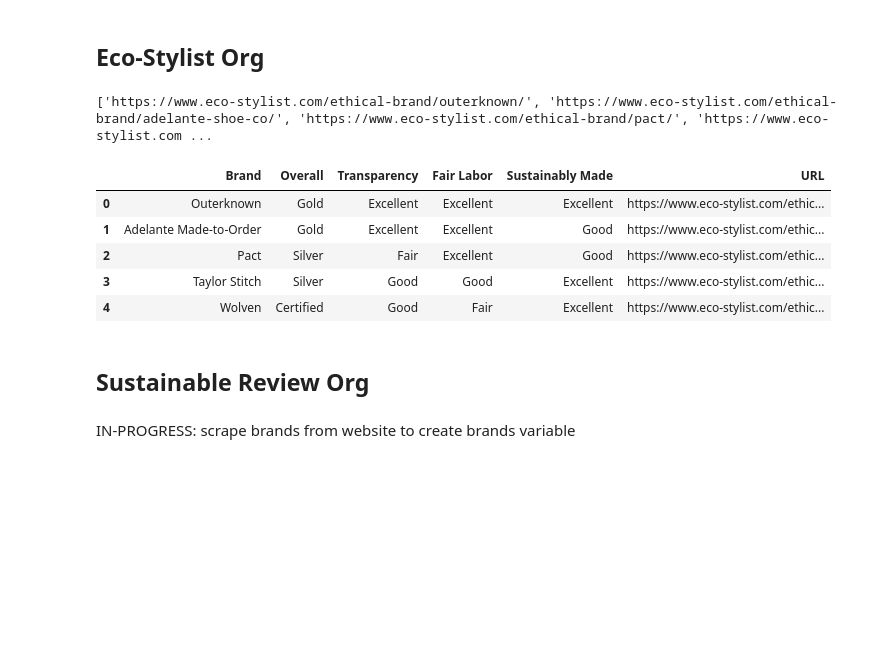
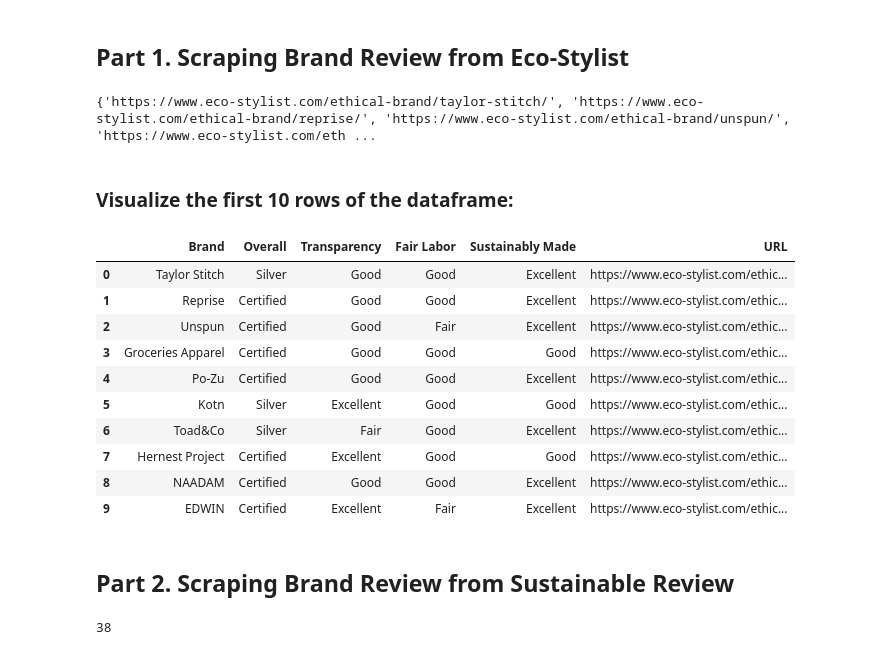
Before and after one commit to meganjchiang/fashionfootprint, a Jupyter notebook: code/alternative_ratings.ipynb, the cells around one changed output. Cells and saved outputs as stored; diff of their text form; code cells hidden in the pictures; blank space fills up the shorter version.

```diff
--- a/code/alternative_ratings.ipynb
+++ b/code/alternative_ratings.ipynb
@@ -7,24 +13,28 @@ from bs4 import BeautifulSoup
 import pandas as pd
 import re
 import csv
+# %%
+# create session
+session = requests.Session()
+# retry three times in case of exception
+retry = Retry(connect=3, backoff_factor=0.5)
+# apply delays between attempts
+adapter = HTTPAdapter(max_retries=retry)
+session.mount('https://', adapter)
 # %% [markdown]
-## Eco-Stylist Org
+## Part 1. Scraping Brand Review from Eco-Stylist
 # %%
 # scrape urls to brand reviews
-sustainable_brands = requests.get("https://www.eco-stylist.com/sustainable-brands/")
-content = BeautifulSoup(sustainable_brands.text, 'html.parser')
-brand_info = content.find_all('h2', class_="tb-heading has-text-color")
-
-brand_urls = []
-for brand in brand_info:
-    potential_urls = str(brand).split('"')
-    url = [url for url in potential_urls if "https://www.eco-stylist.com/ethical-brand/" in url][0]
-
-    brand_urls.append(url)
+eco_stylist_brands = session.get("https://www.eco-stylist.com/sustainable-brands/")
+content = BeautifulSoup(eco_stylist_brands.text, 'html.parser')
+# all links
+page_links = content.find_all("a")
+# links to brand reviews
+brand_urls = set(link.get('href') for link in page_links if ("https://www.eco-stylist.com/ethical-brand/" in link.get('href')) and (link.get('href') != "https://www.eco-stylist.com/ethical-brand/"))
 
 print(brand_urls)
 # %% [output]
-['https://www.eco-stylist.com/ethical-brand/outerknown/', 'https://www.eco-stylist.com/ethical-brand/adelante-shoe-co/', 'https://www.eco-stylist.com/ethical-brand/pact/', 'https://www.eco-stylist.com ...
+{'https://www.eco-stylist.com/ethical-brand/taylor-stitch/', 'https://www.eco-stylist.com/ethical-brand/reprise/', 'https://www.eco-stylist.com/ethical-brand/unspun/', 'https://www.eco-stylist.com/eth ...
 # %%
 # create dataframe
 eco_stylist_df = pd.DataFrame(columns=['Brand', 'Overall', 'Transparency', 'Fair Labor', 'Sustainably Made', 'URL'])
@@ -32,10 +42,9 @@ eco_stylist_df = pd.DataFrame(columns=['Brand', 'Overall', 'Transparency', 'Fair
 # scrape for brand data
 for url in brand_urls:
     # search for brand review
-    review = requests.get(url)
+    review = session.get(url)
 
-    # if brand review exists
-    if review.status_code == 200:
+    try:
         # content
         content = BeautifulSoup(review.text, 'html.parser')
 
@@ -54,22 +63,26 @@ for url in brand_urls:
         # update dataframe
         eco_stylist_df.loc[len(eco_stylist_df.index)] = [brand, overall, transparency, fair_labor, sustainably_made, url]
 
-    else:
-        # update dataframe
-        eco_stylist_df.loc[len(eco_stylist_df.index)] = [brand, "N/A", "N/A", "N/A", "N/A", url]
+    except:
+        print(url + " Failed to Load")
+# %% [markdown]
+### Visualize the first 10 rows of the dataframe:
 # %%
-eco_stylist_df.head(5)
+eco_stylist_df.head(10)
 # %% [output]
 |  | Brand | Overall | Transparency | Fair Labor | Sustainably Made | URL |
-| 0 | Outerknown | Gold | Excellent | Excellent | Excellent | https://www.eco-stylist.com/ethic... |
-| 1 | Adelante Made-to-Order | Gold | Excellent | Excellent | Good | https://www.eco-stylist.com/ethic... |
-| 2 | Pact | Silver | Fair | Excellent | Good | https://www.eco-stylist.com/ethic... |
-| 3 | Taylor Stitch | Silver | Good | Good | Excellent | https://www.eco-stylist.com/ethic... |
-| 4 | Wolven | Certified | Good | Fair | Excellent | https://www.eco-stylist.com/ethic... |
+| 0 | Taylor Stitch | Silver | Good | Good | Excellent | https://www.eco-stylist.com/ethic... |
+| 1 | Reprise | Certified | Good | Good | Excellent | https://www.eco-stylist.com/ethic... |
+| 2 | Unspun | Certified | Good | Fair | Excellent | https://www.eco-stylist.com/ethic... |
+| 3 | Groceries Apparel | Certified | Good | Good | Good | https://www.eco-stylist.com/ethic... |
+| 4 | Po-Zu | Certified | Good | Good | Excellent | https://www.eco-stylist.com/ethic... |
+| 5 | Kotn | Silver | Excellent | Good | Good | https://www.eco-stylist.com/ethic... |
+| 6 | Toad&Co | Silver | Fair | Good | Excellent | https://www.eco-stylist.com/ethic... |
+| 7 | Hernest Project | Certified | Excellent | Good | Good | https://www.eco-stylist.com/ethic... |
+| 8 | NAADAM | Certified | Good | Good | Excellent | https://www.eco-stylist.com/ethic... |
+| 9 | EDWIN | Certified | Excellent | Fair | Excellent | https://www.eco-stylist.com/ethic... |
 # %%
 # export csv file
 eco_stylist_df.to_csv('../data/eco_stylist_ratings.csv')
 # %% [markdown]
-## Sustainable Review Org
+## Part 2. Scraping Brand Review from Sustainable Review
-# %% [markdown]
-IN-PROGRESS: scrape brands from website to create brands variable
@@ -81,0 +89,11 @@ sustainable_review_df = pd.DataFrame(columns=['Brand', 'Rating', 'Factors'])
+# %%
+# get page range
+first_page_url = "https://sustainablereview.com/brand-ratings/"
+first_page = session.get(first_page_url)
+content = BeautifulSoup(first_page.text, 'html.parser')
+# last page number out of all page numbers
+last_page_num = str(content.find_all('a', class_="page-numbers")[-1]).split('>')[1].split('<')[0]
+
+print(last_page_num)
+# %% [output]
+38
```
Also changed, not shown: parts of 10 cells of this notebook, 2 other files.
